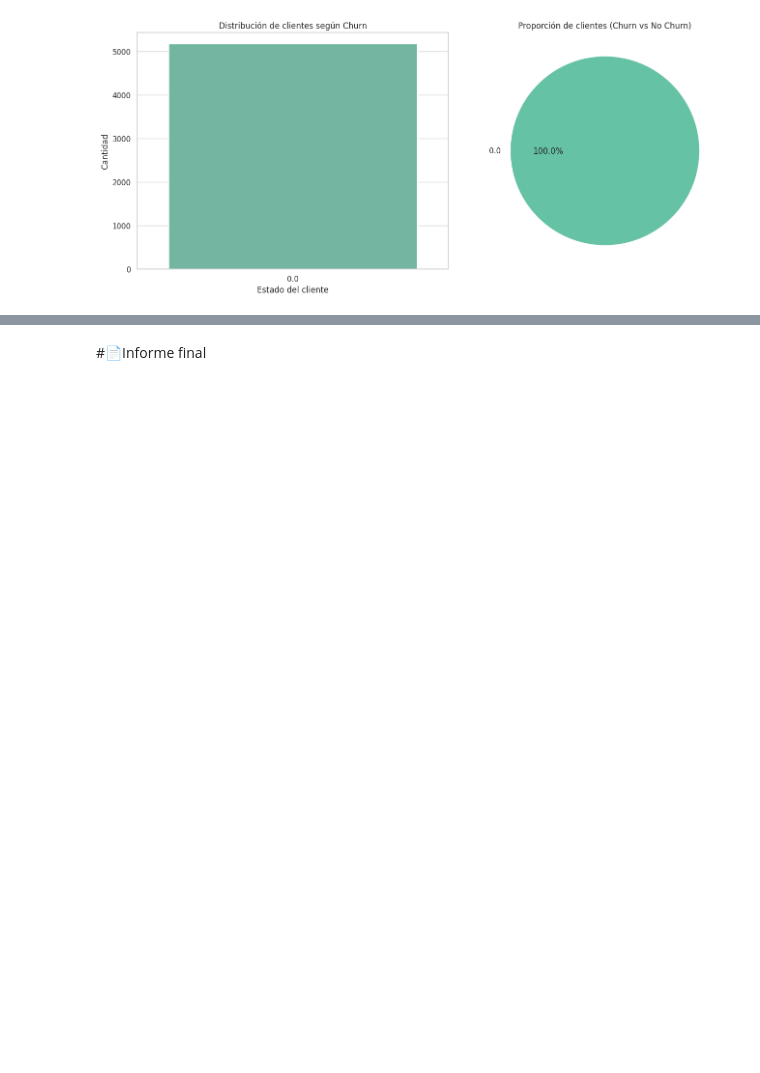
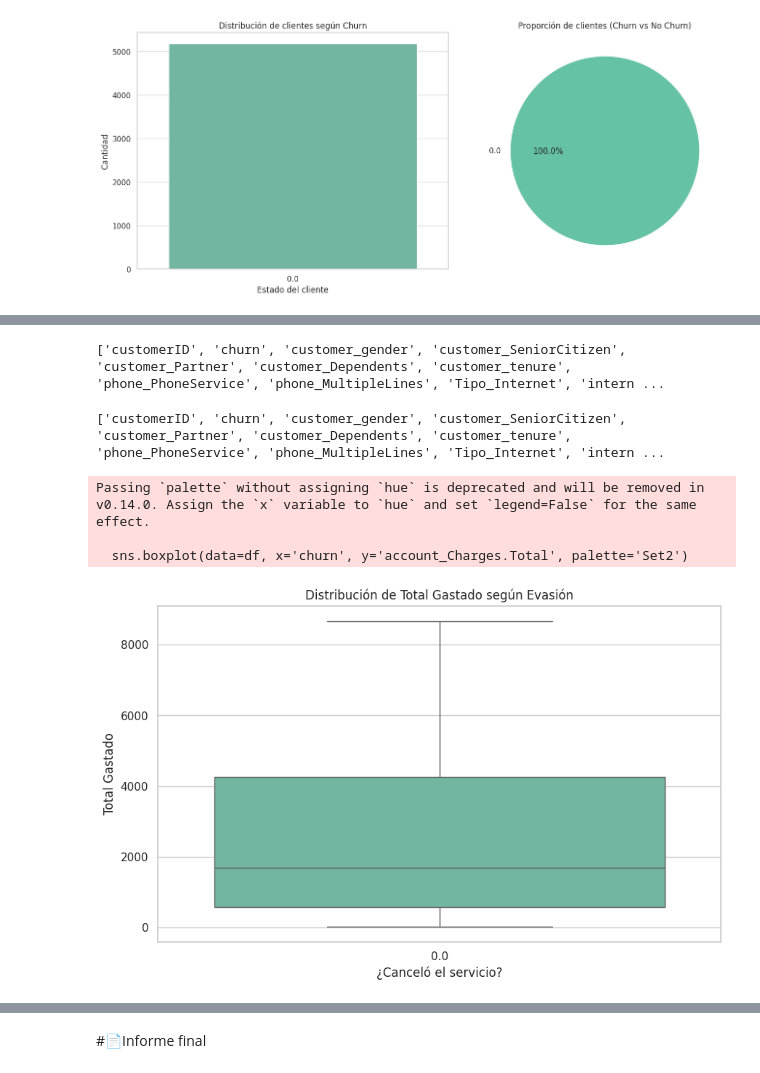
Before and after one commit to yerlopez123/TELCOM-X-, a Jupyter notebook: TelecomX_LATAM.ipynb, the cells around one changed output, grey strips where cells are left out. Saved outputs shown, nothing was run; the diff lists cells and outputs as text; code cells hidden in the pictures; blank space fills up the shorter version.

```diff
--- a/TelecomX_LATAM.ipynb
+++ b/TelecomX_LATAM.ipynb
@@ -275,0 +390,42 @@ Passing `palette` without assigning `hue` is deprecated and will be removed in v
+# %%
+df.columns = df.columns.str.strip()       # Elimina espacios al inicio y final
+df.columns = df.columns.str.replace(" ", "_")  # Reemplaza espacios por guiones bajos
+# %%
+print(df.columns.tolist())
+# %% [output]
+['customerID', 'churn', 'customer_gender', 'customer_SeniorCitizen', 'customer_Partner', 'customer_Dependents', 'customer_tenure', 'phone_PhoneService', 'phone_MultipleLines', 'Tipo_Internet', 'intern ...
+# %%
+df.rename(columns={
+    'Total_Charges': 'total_gastado',     # Ajusta según el nombre real
+    'tenure': 'tiempo_contrato',
+    'Churn': 'churn'
+}, inplace=True)
+# %%
+print(df.columns.tolist())
+# %% [output]
+['customerID', 'churn', 'customer_gender', 'customer_SeniorCitizen', 'customer_Partner', 'customer_Dependents', 'customer_tenure', 'phone_PhoneService', 'phone_MultipleLines', 'Tipo_Internet', 'intern ...
+# %%
+# Detectar nombres reales y renombrar
+df.rename(columns={
+    'totalcharges': 'total_gastado',
+    'tenure': 'tiempo_contrato',
+    'churn': 'churn'
+}, inplace=True)
+# %%
+df['account_Charges.Total'] = pd.to_numeric(df['account_Charges.Total'], errors='coerce')
+df = df.dropna(subset=['account_Charges.Total', 'customer_tenure', 'churn'])
+# %%
+import seaborn as sns
+import matplotlib.pyplot as plt
+
+plt.figure(figsize=(10, 6))
+sns.boxplot(data=df, x='churn', y='account_Charges.Total', palette='Set2')
+plt.title("Distribución de Total Gastado según Evasión")
+plt.xlabel("¿Canceló el servicio?")
+plt.ylabel("Total Gastado")
+plt.show()
+# %% [output]
+Passing `palette` without assigning `hue` is deprecated and will be removed in v0.14.0. Assign the `x` variable to `hue` and set `legend=False` for the same effect.
+
+  sns.boxplot(data=df, x='churn', y='account_Charges.Total', palette='Set2')
+[figure, added]
```
Also changed, not shown: parts of 13 cells of this notebook.
